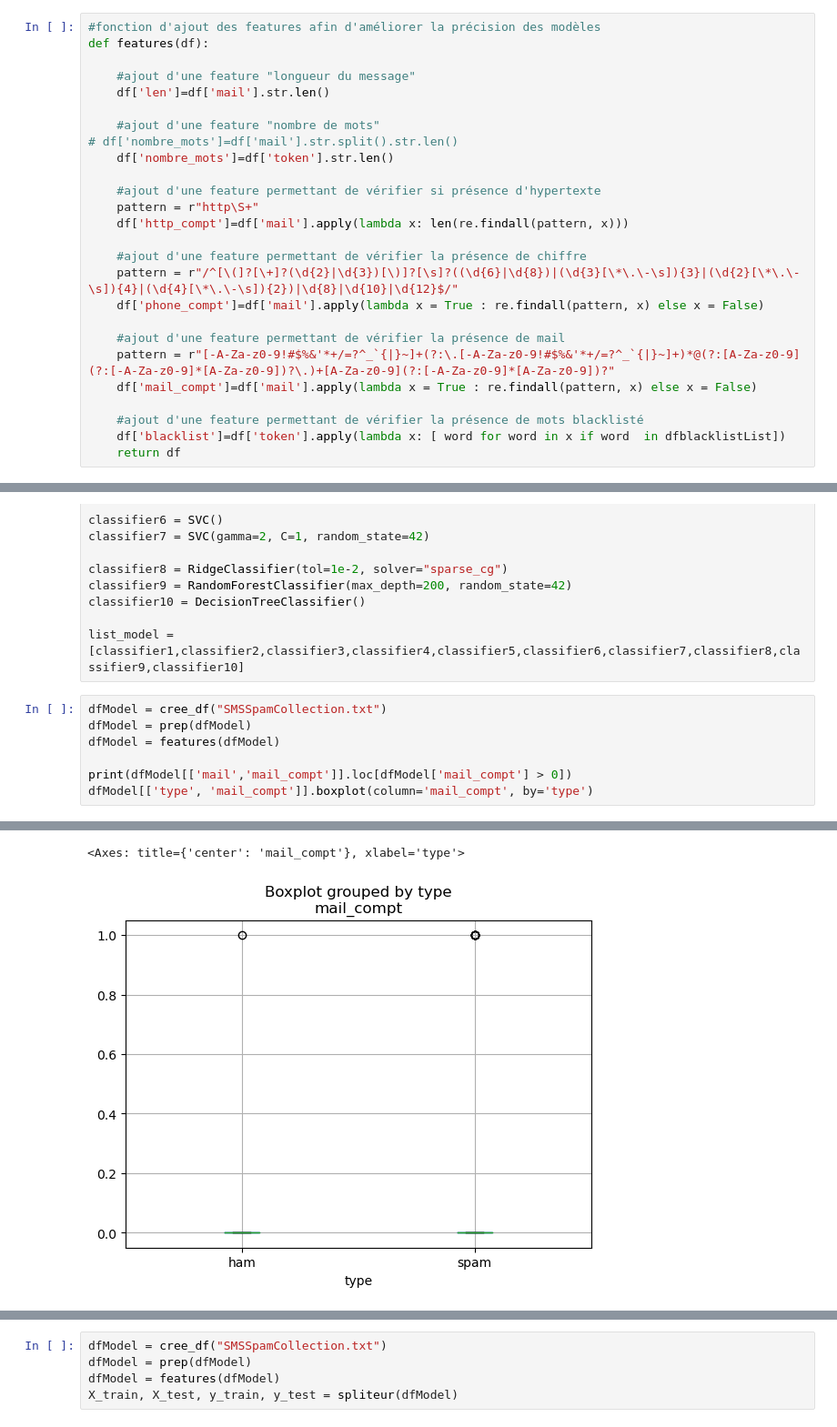
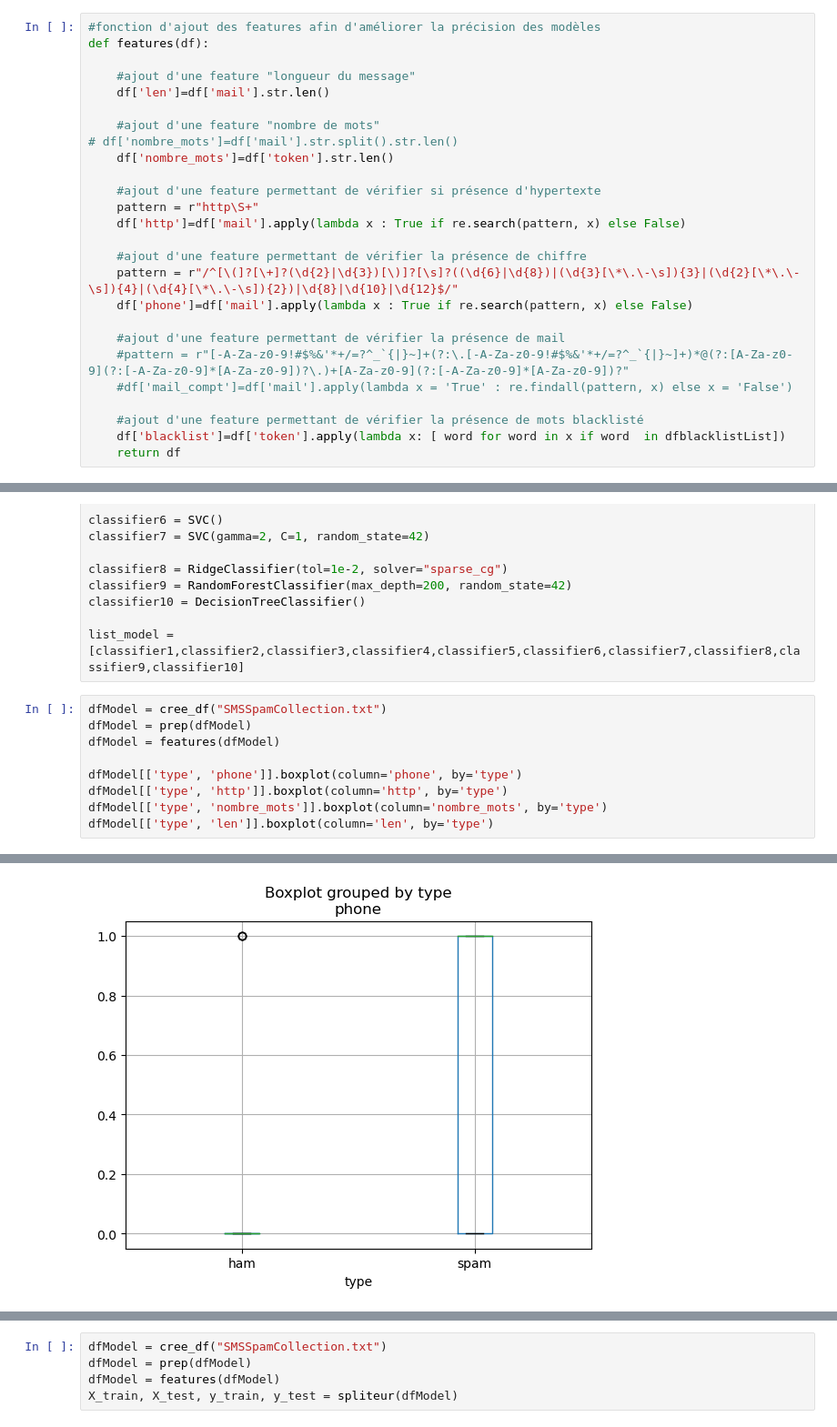
Before and after one commit to COMEWLECOME/Spam_Mohammed-Reda, a Jupyter notebook: SpamProjectRed.ipynb, the cells around one changed output, grey strips where cells are left out. Shown: that part at 91% size. Cells and saved outputs as stored; diff of their text form.

```diff
--- a/SpamProjectRed.ipynb
+++ b/SpamProjectRed.ipynb
@@ -92,15 +93,15 @@ def features(df):
 
     #ajout d'une feature permettant de vérifier si présence d'hypertexte
     pattern = r"http\S+"
-    df['http_compt']=df['mail'].apply(lambda x: len(re.findall(pattern, x)))
+    df['http']=df['mail'].apply(lambda x : True if re.search(pattern, x) else False)
 
     #ajout d'une feature permettant de vérifier la présence de chiffre
     pattern = r"/^[\(]?[\+]?(\d{2}|\d{3})[\)]?[\s]?((\d{6}|\d{8})|(\d{3}[\*\.\-\s]){3}|(\d{2}[\*\.\-\s]){4}|(\d{4}[\*\.\-\s]){2})|\d{8}|\d{10}|\d{12}$/"
-    df['phone_compt']=df['mail'].apply(lambda x = True : re.findall(pattern, x) else x = False)
+    df['phone']=df['mail'].apply(lambda x : True if re.search(pattern, x) else False)
 
     #ajout d'une feature permettant de vérifier la présence de mail
-    pattern = r"[-A-Za-z0-9!#$%&'*+/=?^_`{|}~]+(?:\.[-A-Za-z0-9!#$%&'*+/=?^_`{|}~]+)*@(?:[A-Za-z0-9](?:[-A-Za-z0-9]*[A-Za-z0-9])?\.)+[A-Za-z0-9](?:[-A-Za-z0-9]*[A-Za-z0-9])?"
-    df['mail_compt']=df['mail'].apply(lambda x = True : re.findall(pattern, x) else x = False)
+    #pattern = r"[-A-Za-z0-9!#$%&'*+/=?^_`{|}~]+(?:\.[-A-Za-z0-9!#$%&'*+/=?^_`{|}~]+)*@(?:[A-Za-z0-9](?:[-A-Za-z0-9]*[A-Za-z0-9])?\.)+[A-Za-z0-9](?:[-A-Za-z0-9]*[A-Za-z0-9])?"
+    #df['mail_compt']=df['mail'].apply(lambda x = 'True' : re.findall(pattern, x) else x = 'False')
 
     #ajout d'une feature permettant de vérifier la présence de mots blacklisté
     df['blacklist']=df['token'].apply(lambda x: [ word for word in x if word  in dfblacklistList])
@@ -203,6 +210,8 @@ dfModel = cree_df("SMSSpamCollection.txt")
 dfModel = prep(dfModel)
 dfModel = features(dfModel)
 
-print(dfModel[['mail','mail_compt']].loc[dfModel['mail_compt'] > 0])
-dfModel[['type', 'mail_compt']].boxplot(column='mail_compt', by='type')
+dfModel[['type', 'phone']].boxplot(column='phone', by='type')
+dfModel[['type', 'http']].boxplot(column='http', by='type')
+dfModel[['type', 'nombre_mots']].boxplot(column='nombre_mots', by='type')
+dfModel[['type', 'len']].boxplot(column='len', by='type')
 # %% [output]
@@ -217,2 +219 @@ dfModel[['type', 'mail_compt']].boxplot(column='mail_compt', by='type')
-<Axes: title={'center': 'mail_compt'}, xlabel='type'>
-[figure, old version]
+[figure, new version]
```
Also changed, not shown: parts of 10 cells of this notebook, 1 other file.
